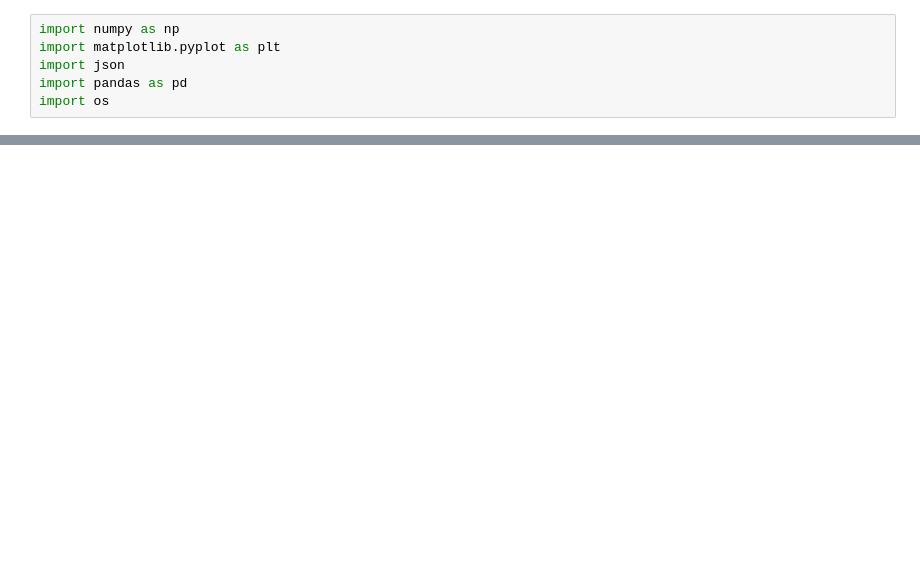
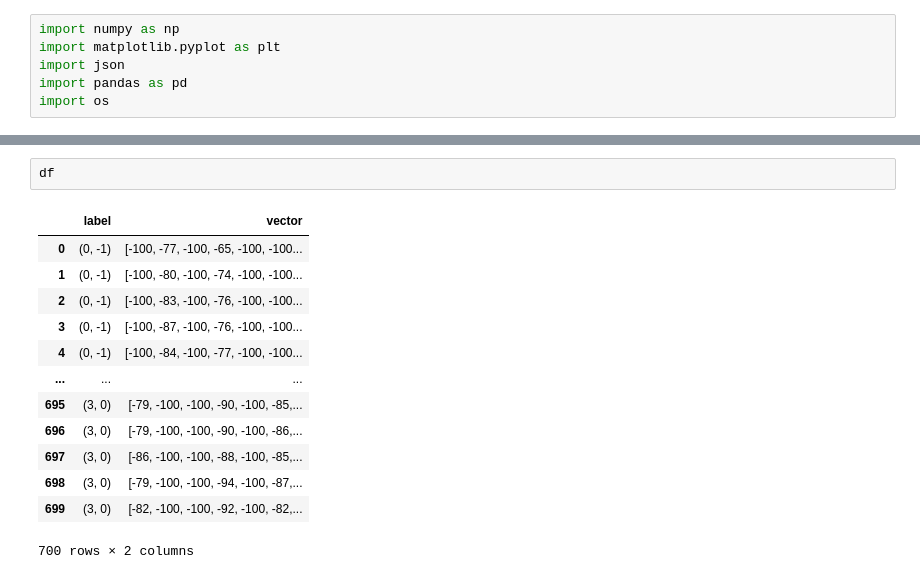
Before and after one commit to Scott5eo/WiFiLocalization, a Jupyter notebook: localizer.ipynb, the cells around one changed output, grey strips where cells are left out. Drawn from its saved outputs; the diff is of its cells as text; blank space fills up the shorter version.

```diff
--- a/localizer.ipynb
+++ b/localizer.ipynb
@@ -63,0 +91,16 @@ df = pd.DataFrame(data_set, columns=["label", "vector"])
+# %%
+df
+# %% [output]
+|  | label | vector |
+| 0 | (0, -1) | [-100, -77, -100, -65, -100, -100... |
+| 1 | (0, -1) | [-100, -80, -100, -74, -100, -100... |
+| 2 | (0, -1) | [-100, -83, -100, -76, -100, -100... |
+| 3 | (0, -1) | [-100, -87, -100, -76, -100, -100... |
+| 4 | (0, -1) | [-100, -84, -100, -77, -100, -100... |
+| ... | ... | ... |
+| 695 | (3, 0) | [-79, -100, -100, -90, -100, -85,... |
+| 696 | (3, 0) | [-79, -100, -100, -90, -100, -86,... |
+| 697 | (3, 0) | [-86, -100, -100, -88, -100, -85,... |
+| 698 | (3, 0) | [-79, -100, -100, -94, -100, -87,... |
+| 699 | (3, 0) | [-82, -100, -100, -92, -100, -82,... |
+700 rows × 2 columns
```
Also changed, not shown: parts of 10 cells of this notebook, 1 other file.
